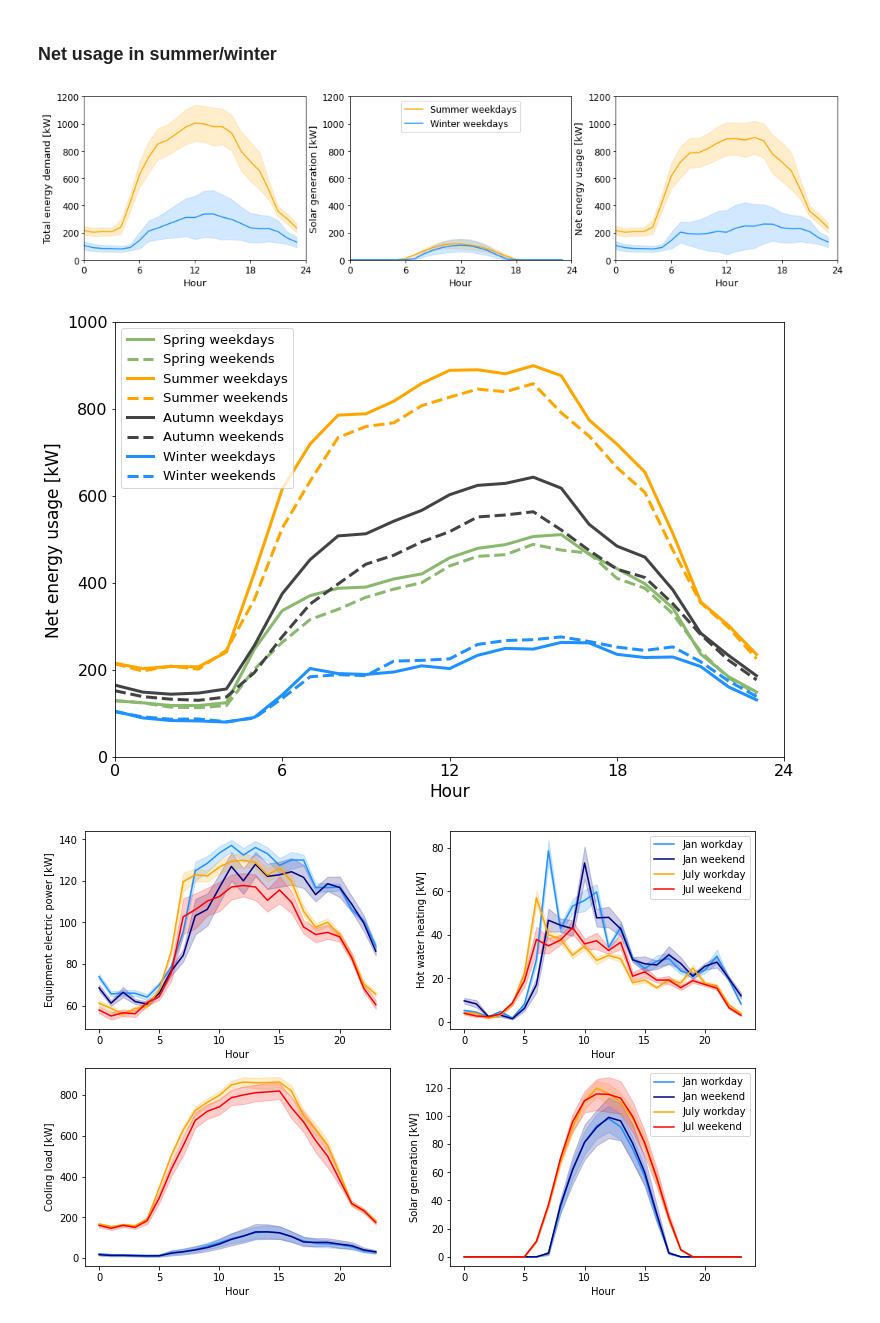
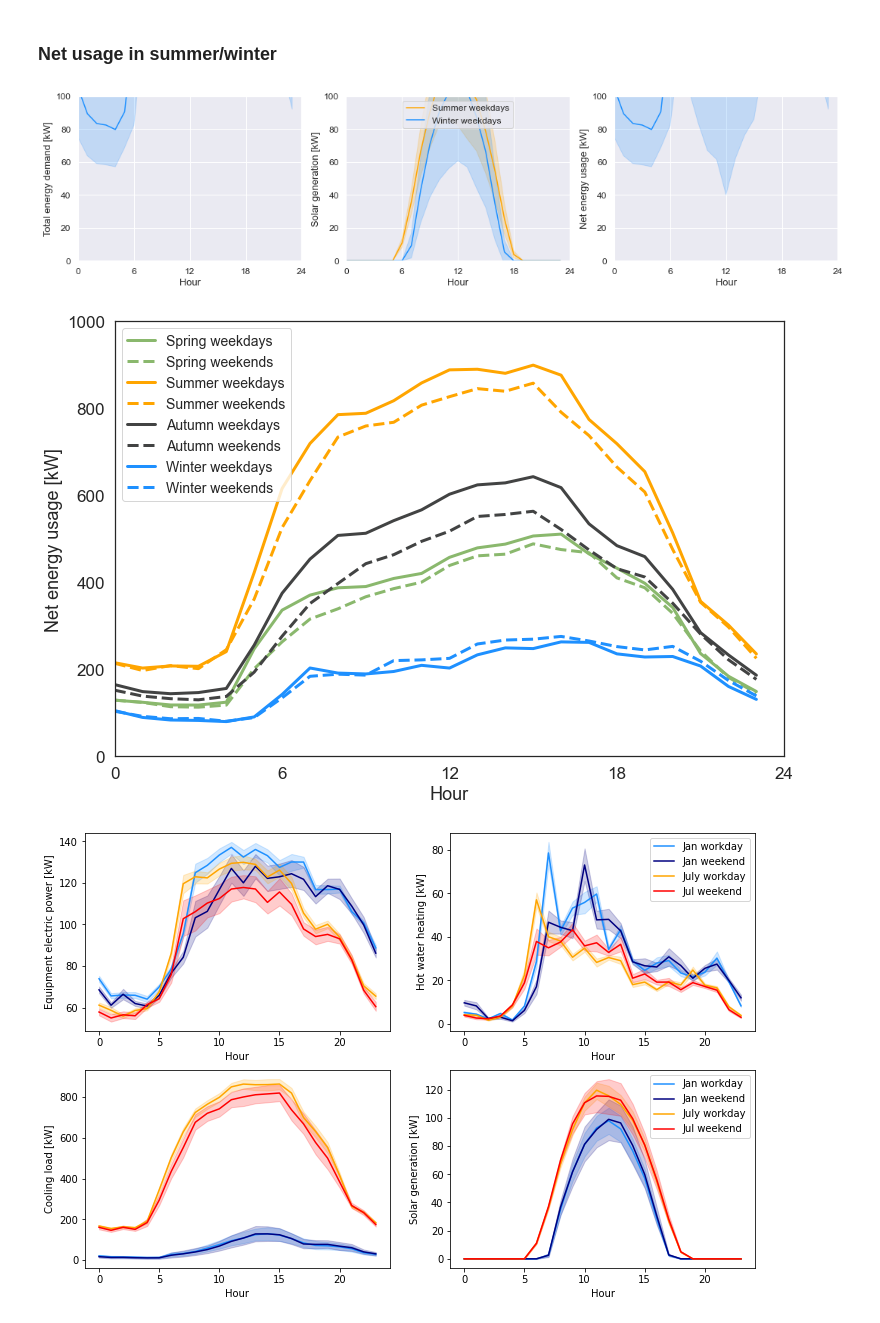
Before and after one commit to erickCantu/TheGreenCitySolutionsGroup, a Jupyter notebook: notebooks/EDA_data_visualization.ipynb, the cells around one changed output. Drawn from its saved outputs; the diff is of its cells as text; code cells hidden in the pictures.

Commit message:
plot for whole data

```diff
--- a/notebooks/EDA_data_visualization.ipynb
+++ b/notebooks/EDA_data_visualization.ipynb
@@ -8,6 +8,11 @@ import seaborn as sns
 from datetime import datetime, timedelta
 from sklearn.linear_model import LinearRegression
 # %%
-# # Load data for building
-# building_nr = 1
-# df = pd.read_csv(f"../data/preprocessed/Building_{building_nr}.csv").astype({'datetime': 'datetime64'}).set_index('datetime')
+building_nr = "all"
+
+# Load data
+if building_nr == 'all':
+    df = pd.read_csv(f"../data/preprocessed/Agg_buildings.csv").astype({'datetime': 'datetime64'}).set_index('datetime')
+else:
+    df = pd.read_csv(f"../data/preprocessed/Building_{building_nr}.csv").astype({'datetime': 'datetime64'}).set_index('datetime')
+df.fillna(0.0, inplace=True)
@@ -142,7 +209,7 @@ ci = "sd"
 fontsize=13
 xticks = [0, 6, 12, 18, 24]
 xlim = (0, 24)
-ylim = (0, 1200)
+ylim = (0, 100)
 
 fig, ax = plt.subplots(1,3,figsize=(18,4))
 plt.subplot(1, 3, 1)
@@ -154,38 +221,41 @@ plt.xlabel('Hour', fontsize=fontsize)
 plt.xticks(xticks, fontsize=fontsize-1)
 plt.yticks(fontsize=fontsize-1)
 plt.xlim(xlim)
 plt.ylim(ylim)
 
 plt.subplot(1, 3, 2)
 col = "solar_generation_kW"
 sns.lineplot(data=df_weekday_sum, y=col, x='hour', color='orange', ci=ci, label='Summer weekdays')
 sns.lineplot(data=df_weekday_win, y=col, x='hour', color='dodgerblue', ci=ci, label='Winter weekdays')
 plt.ylabel('Solar generation [kW]', fontsize=fontsize)
 plt.xlabel('Hour', fontsize=fontsize)
 plt.xticks(xticks, fontsize=fontsize-1)
 plt.yticks(fontsize=fontsize-1)
 plt.xlim(xlim)
 plt.ylim(ylim)
 plt.legend(loc='upper center', fontsize=fontsize-1)
 
 plt.subplot(1, 3, 3)
 col = "net_load_kW"
 sns.lineplot(data=df_weekday_sum, y=col, x='hour', color='orange', ci=ci)
 sns.lineplot(data=df_weekday_win, y=col, x='hour', color='dodgerblue', ci=ci)
 plt.ylabel('Net energy usage [kW]', fontsize=fontsize)
 plt.xlabel('Hour', fontsize=fontsize)
 plt.xticks(xticks, fontsize=fontsize-1)
 plt.yticks(fontsize=fontsize-1)
 plt.xlim(xlim)
 plt.ylim(ylim)
 
-#fig.savefig('assets/netusage_cisd.png')
+fig.savefig('assets/netusage_building_'+str(building_nr)+'.png')
 plt.show()
 # %% [output]
-[figure, old version]
+[figure, new version]
 # %%
+#sns.set(font="Arial")
+sns.set_style("white")
+
 ci = None
-fontsize=17
+fontsize=18
 xticks = [0, 6, 12, 18, 24]
 xlim = (0, 24)
 ylim = (0, 1000)
@@ -204,6 +274,9 @@ sns.lineplot(data=df_weekend_aut, y=col, x='hour', color='#424343', linewidth=3,
 
 sns.lineplot(data=df_weekday_win, y=col, x='hour', color='dodgerblue', linewidth=3, ci=ci, label="Winter weekdays")
 sns.lineplot(data=df_weekend_win, y=col, x='hour', color='dodgerblue', linewidth=3, linestyle='--', ci=ci, label="Winter weekends")
+
+plt.rcParams.update({'font.family':'Arial'})
+
 plt.xlim(xlim)
 plt.ylim(ylim)
 plt.ylabel('Net energy usage [kW]', fontsize=fontsize)
@@ -214,7 +287,7 @@ plt.legend(loc='upper left', fontsize=fontsize-4)
 plt.show()
 #fig.savefig('assets/netusage_seasons.png')
 # %% [output]
-[figure, old version]
+[figure, new version]
 # %%
 fig, ax = plt.subplots(2,2,figsize=(12,8))
 plt.subplot(2, 2, 1)
```
Also changed, not shown: parts of 6 cells of this notebook.
